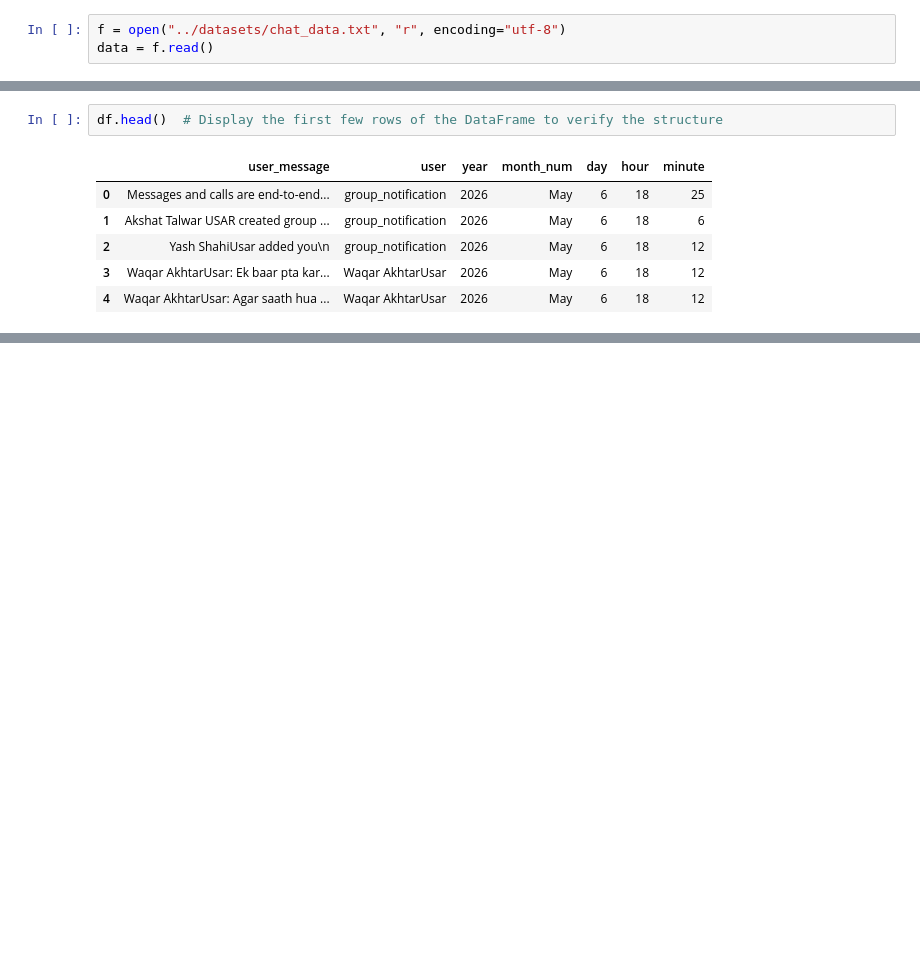
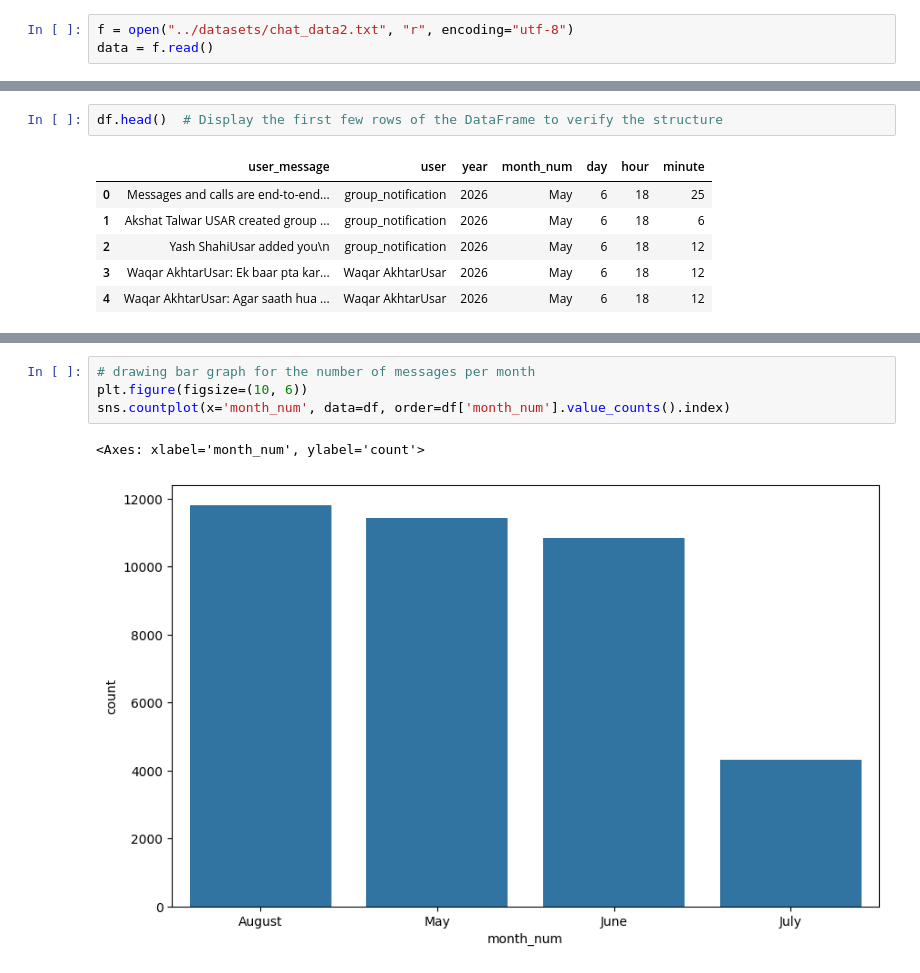
Before and after one commit to DeepakAK47/whatapp_chat_analyser, a Jupyter notebook: notebook/explorer.ipynb, the cells around one changed output, grey strips where cells are left out. Cells and saved outputs as stored; diff of their text form; blank space fills up the shorter version.

Commit message:
adding feature to calculate the most busy month

```diff
--- a/notebook/explorer.ipynb
+++ b/notebook/explorer.ipynb
@@ -4,7 +4,7 @@ import pandas as pd
 import seaborn as sns
 import matplotlib.pyplot as plt
 # %%
-f = open("../datasets/chat_data.txt", "r", encoding="utf-8")
+f = open("../datasets/chat_data2.txt", "r", encoding="utf-8")
 data = f.read()
 # %%
 print(data[:1000])  # Print the first 1000 characters of the chat data to get an overview
@@ -200,0 +283,7 @@ df.head()  # Display the first few rows of the DataFrame to verify the structure
+# %%
+# drawing bar graph for the number of messages per month
+plt.figure(figsize=(10, 6))
+sns.countplot(x='month_num', data=df, order=df['month_num'].value_counts().index)
+# %% [output]
+<Axes: xlabel='month_num', ylabel='count'>
+[figure, added]
```
Also changed, not shown: parts of 11 cells of this notebook, 2 other files.
